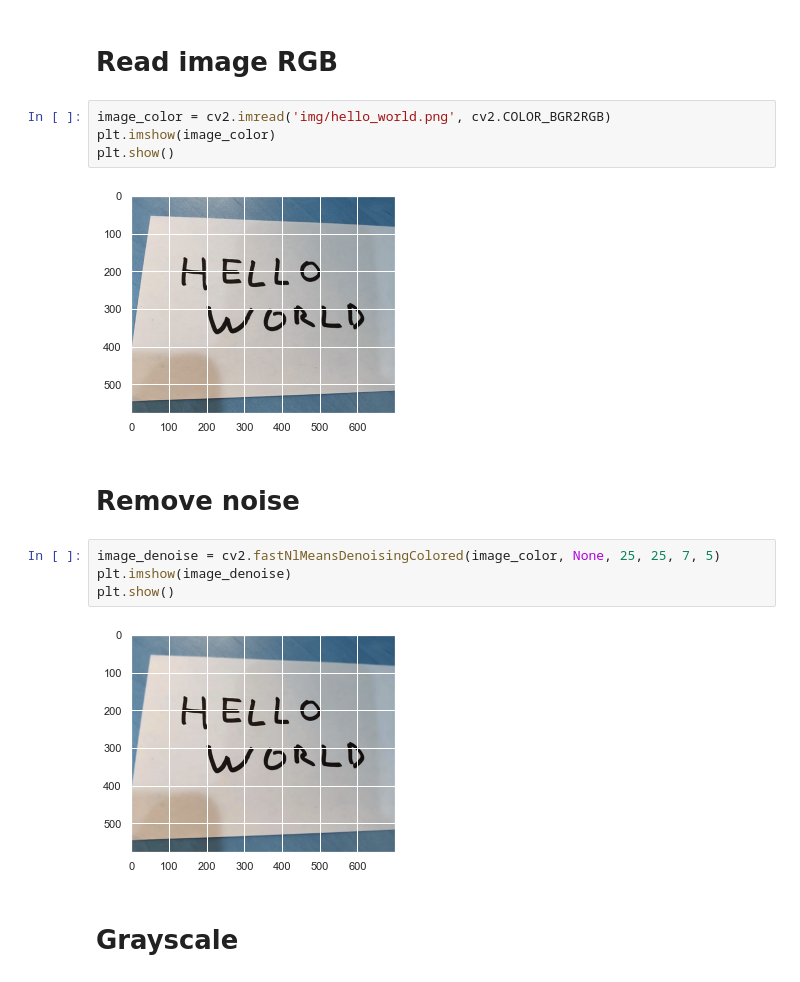
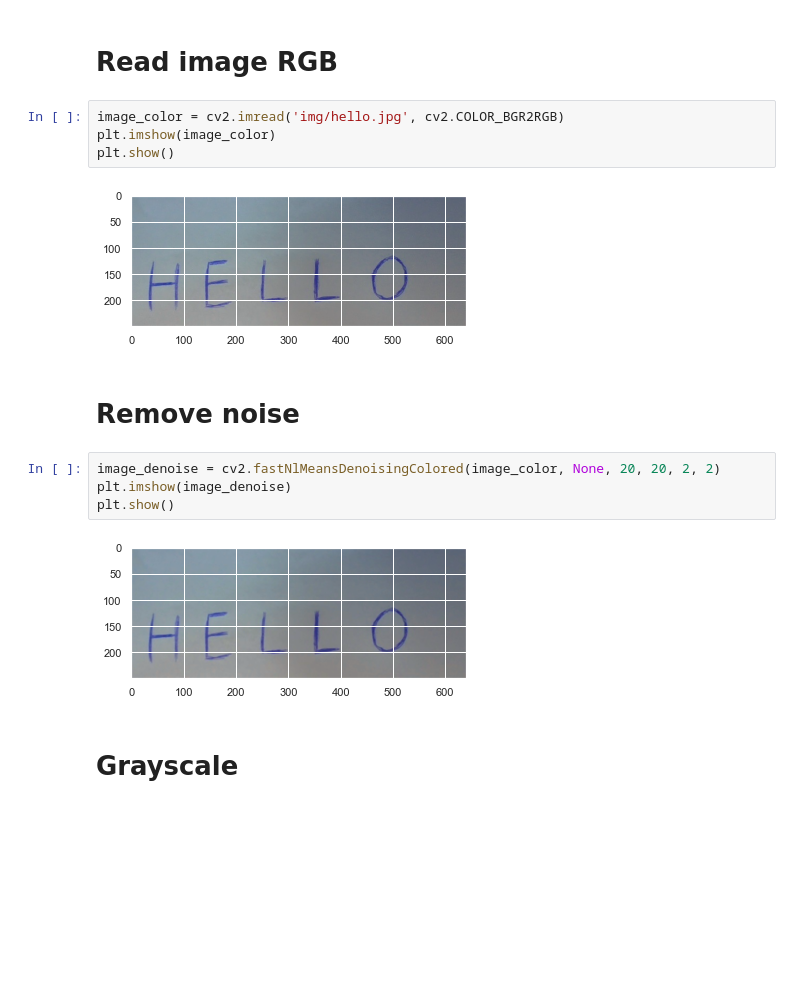
Before and after one commit to mohammedAljadd/smart-glasses, a Jupyter notebook: Model training/Handwriting recognition/2 - Text recognition.ipynb, the cells around one changed output. Drawn from its saved outputs; the diff is of its cells as text; blank space fills up the shorter version.

```diff
--- a/Model training/Handwriting recognition/2 - Text recognition.ipynb
+++ b/Model training/Handwriting recognition/2 - Text recognition.ipynb
@@ -46,19 +50,19 @@ sns.set()
 # %% [markdown]
 # Read image RGB
 # %%
-image_color = cv2.imread('img/hello_world.png', cv2.COLOR_BGR2RGB)
+image_color = cv2.imread('img/hello.jpg', cv2.COLOR_BGR2RGB)
 plt.imshow(image_color)
 plt.show()
 # %% [output]
-[figure, old version]
+[figure, new version]
 # %% [markdown]
 # Remove noise
 # %%
-image_denoise = cv2.fastNlMeansDenoisingColored(image_color, None, 25, 25, 7, 5)
+image_denoise = cv2.fastNlMeansDenoisingColored(image_color, None, 20, 20, 2, 2)
 plt.imshow(image_denoise)
 plt.show()
 # %% [output]
-[figure, old version]
+[figure, new version]
 # %% [markdown]
 # Grayscale
 # %%
```
Also changed, not shown: parts of 18 cells of this notebook, 1 other file.
